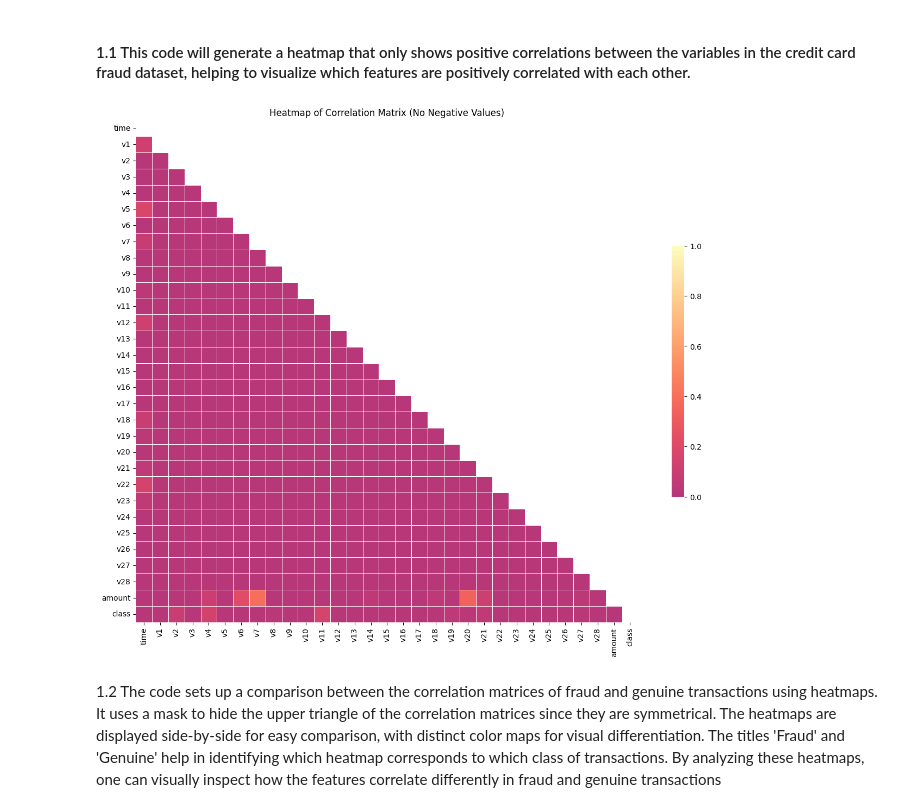
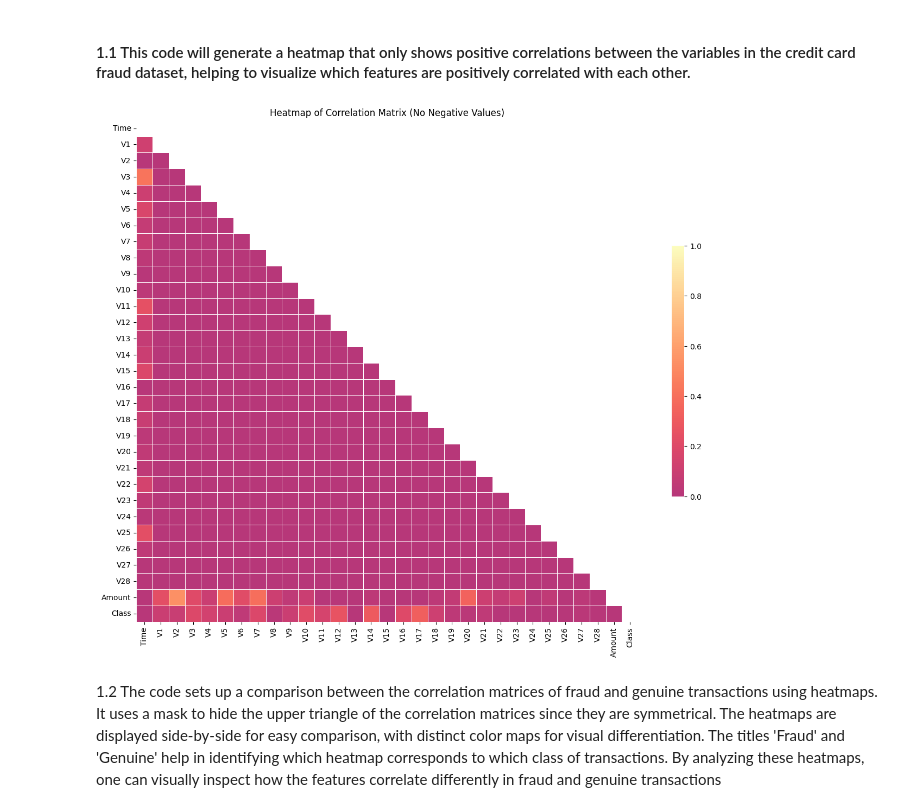
Before and after one commit to WildCodeWolf/Your-Data-Is-Mine, a Jupyter notebook: CreditCardEDA.ipynb, the cells around one changed output. Drawn from its saved outputs; the diff is of its cells as text; code cells hidden in the pictures.

```diff
--- a/CreditCardEDA.ipynb
+++ b/CreditCardEDA.ipynb
@@ -39,6 +39,3 @@ Index(['Time', 'V1', 'V2', 'V3', 'V4', 'V5', 'V6', 'V7', 'V8', 'V9', 'V10',
        'V21', 'V22', 'V23', 'V24', 'V25', 'V26', 'V27', 'V28', 'Amount',
        'Class'],
       dtype='object')
-# %%
-df.columns = df.columns.str.lower()
-df.head()
@@ -232,26 +231,26 @@ df.corrwith(df['class']).sort_values(ascending=False).plot.bar(
 #### 1.1  This code will generate a heatmap that only shows positive correlations between the variables in the credit card fraud dataset, helping to visualize which features are positively correlated with each other.
 # %%
 # Calculate the correlation matrix
-corr = df.corr()
+corr = abs(df.corr())
 
 # Mask the negative correlations
-corr[corr < 0] = 0
+
 
 # Generate a mask for the upper triangle
 mask = np.zeros_like(corr, dtype=bool)
 mask[np.triu_indices_from(mask)] = True
 
 # Set up the matplotlib figure
 plt.figure(figsize=(16, 12))
 
 # Draw the heatmap with the mask and correct aspect ratio
 sns.heatmap(corr, mask=mask, cmap='magma', vmax=1, center=0,
             square=True, linewidths=.5, cbar_kws={"shrink": .5})
 
 plt.title('Heatmap of Correlation Matrix (No Negative Values)')
 plt.show()
 # %% [output]
-[figure, old version]
+[figure, new version]
 # %% [markdown]
 1.2 The code sets up a comparison between the correlation matrices of fraud and genuine transactions using heatmaps.
 It uses a mask to hide the upper triangle of the correlation matrices since they are symmetrical.
```
Also changed, not shown: parts of 35 cells of this notebook.
